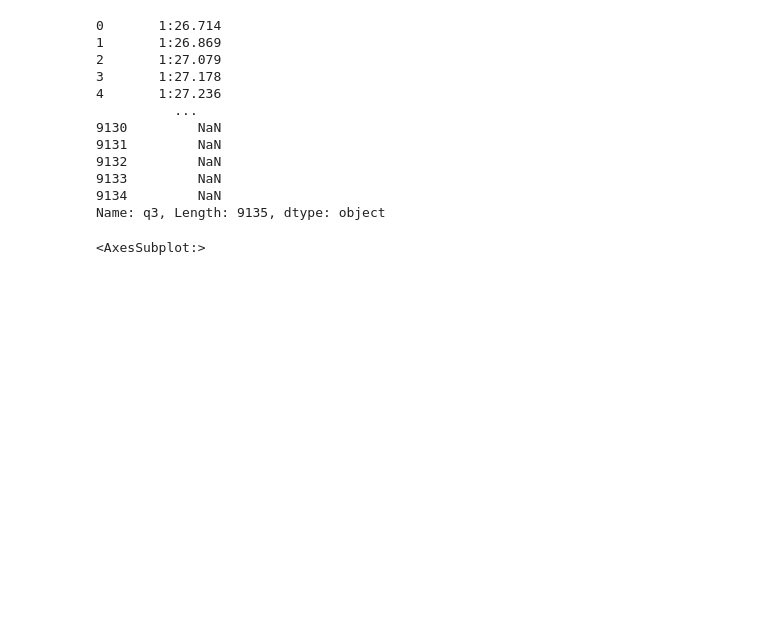
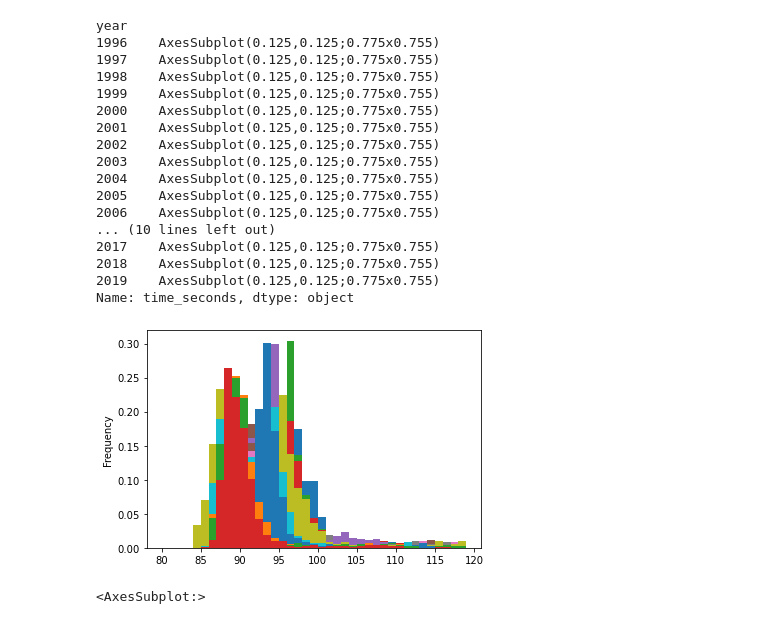
Before and after one commit to Aled-Jenkins/F1-Data-Analysis, a Jupyter notebook: data_analysis.ipynb, the cells around one changed output. Cells and saved outputs as stored; diff of their text form; code cells hidden in the pictures; blank space fills up the shorter version.

```diff
--- a/data_analysis.ipynb
+++ b/data_analysis.ipynb
@@ -38,18 +23,25 @@ Name: time, Length: 1080, dtype: object
-# %%
-display(qualifying['q3'])
-# %% [output]
-0       1:26.714
-1       1:26.869
-2       1:27.079
-3       1:27.178
-4       1:27.236
-          ...
-9130         NaN
-9131         NaN
-9132         NaN
-9133         NaN
-9134         NaN
-Name: q3, Length: 9135, dtype: object
+# %%
+laps_by_track = lap_times.merge(races, left_on='raceId', right_on='raceId').merge(circuits, left_on='circuitId', right_on='circuitId')
+laps_by_track.query('country == "Australia"').groupby('year')['time_seconds'].plot.hist(bins=range(80,120),density=True)
+# %% [output]
+year
+1996    AxesSubplot(0.125,0.125;0.775x0.755)
+1997    AxesSubplot(0.125,0.125;0.775x0.755)
+1998    AxesSubplot(0.125,0.125;0.775x0.755)
+1999    AxesSubplot(0.125,0.125;0.775x0.755)
+2000    AxesSubplot(0.125,0.125;0.775x0.755)
+2001    AxesSubplot(0.125,0.125;0.775x0.755)
+2002    AxesSubplot(0.125,0.125;0.775x0.755)
+2003    AxesSubplot(0.125,0.125;0.775x0.755)
+2004    AxesSubplot(0.125,0.125;0.775x0.755)
+2005    AxesSubplot(0.125,0.125;0.775x0.755)
+2006    AxesSubplot(0.125,0.125;0.775x0.755)
+... (10 lines left out)
+2017    AxesSubplot(0.125,0.125;0.775x0.755)
+2018    AxesSubplot(0.125,0.125;0.775x0.755)
+2019    AxesSubplot(0.125,0.125;0.775x0.755)
+Name: time_seconds, dtype: object
+[figure, added]
 # %%
 drivers['nationality'].value_counts()[:30].plot.bar()
 # %% [output]
```
Also changed, not shown: parts of 1 cell of this notebook, 1 other file.
